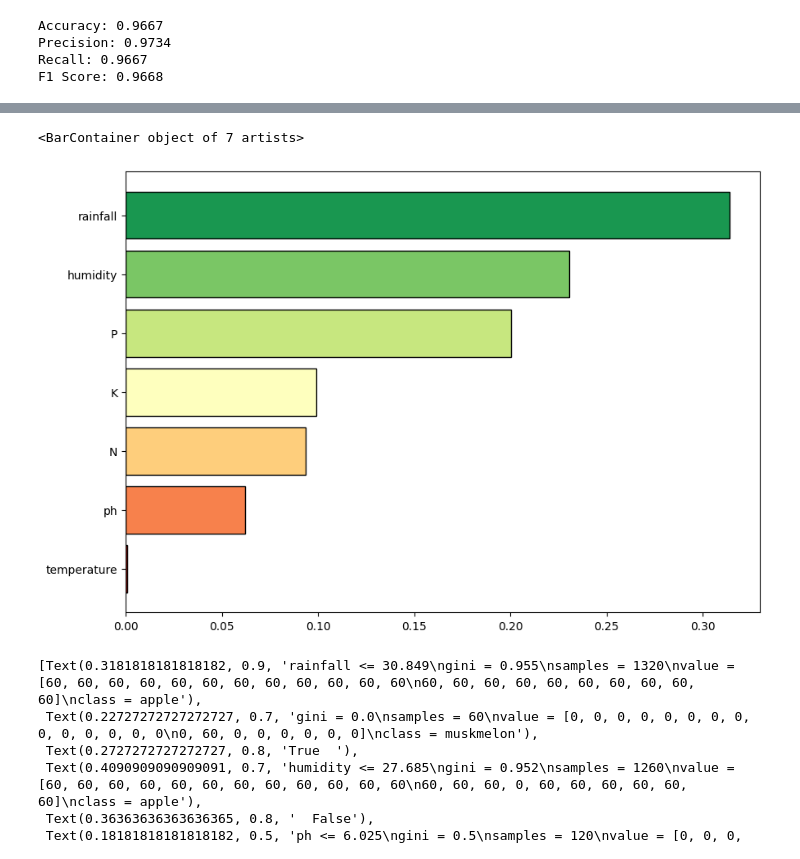
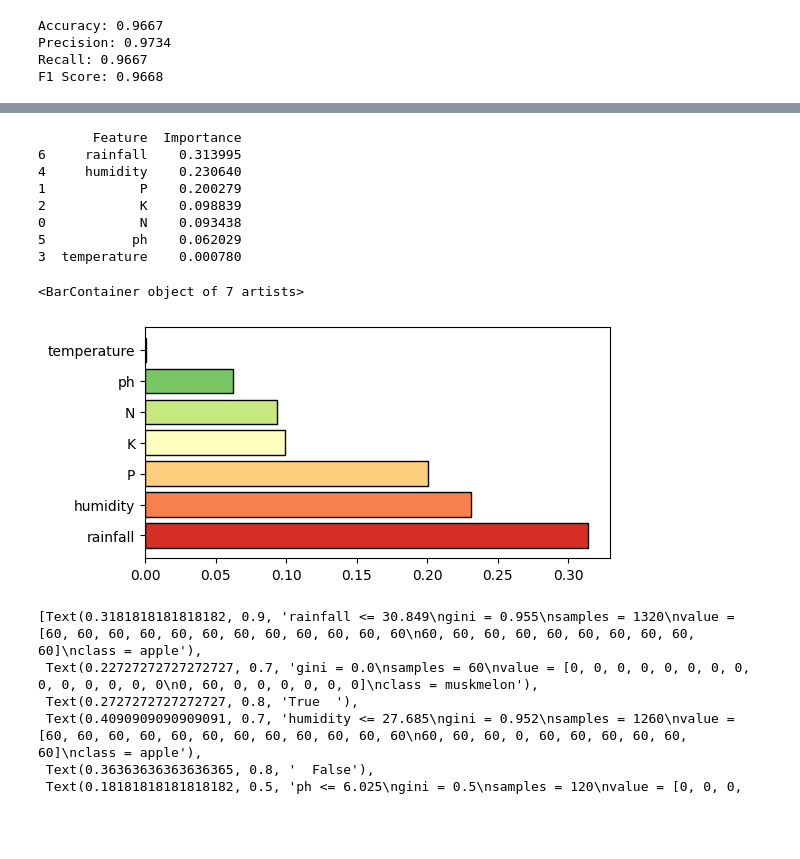
Before and after one commit to KushagraTomar/crop-recommendation-ml-system, a Jupyter notebook: notebooks/models/02_decision_tree.ipynb, the cells around one changed output, grey strips where cells are left out. Drawn from its saved outputs; the diff is of its cells as text; code cells hidden in the pictures; blank space fills up the shorter version.

```diff
--- a/notebooks/models/02_decision_tree.ipynb
+++ b/notebooks/models/02_decision_tree.ipynb
@@ -106,19 +147,28 @@ Text(95.72222222222221, 0.5, 'True Label')
 # %%
 #feature importance
 importance = model.feature_importances_
-# print(importance)
+# # print(importance)
 importance_df = pd.DataFrame({
     'Feature': feature_cols,
     'Importance': importance
-}).sort_values('Importance', ascending=True)
+}).sort_values('Importance', ascending=False)
+print(importance_df)
 
 # Plot
-plt.figure(figsize=(10, 7))
+plt.figure(figsize=(6, 3))
 colors = plt.cm.RdYlGn(np.linspace(0.1, 0.9, len(feature_cols)))
 plt.barh(importance_df['Feature'], importance_df['Importance'], color=colors, edgecolor='black')
 # %% [output]
-<BarContainer object of 7 artists>
+       Feature  Importance
+6     rainfall    0.313995
+4     humidity    0.230640
+1            P    0.200279
+2            K    0.098839
+0            N    0.093438
+5           ph    0.062029
+3  temperature    0.000780
+<BarContainer object of 7 artists>
-[figure, old version]
+[figure, new version]
 # %%
 # decision tree
 plt.figure(figsize=(20, 7))
```
Also changed, not shown: parts of 9 cells of this notebook, 4 other files.
